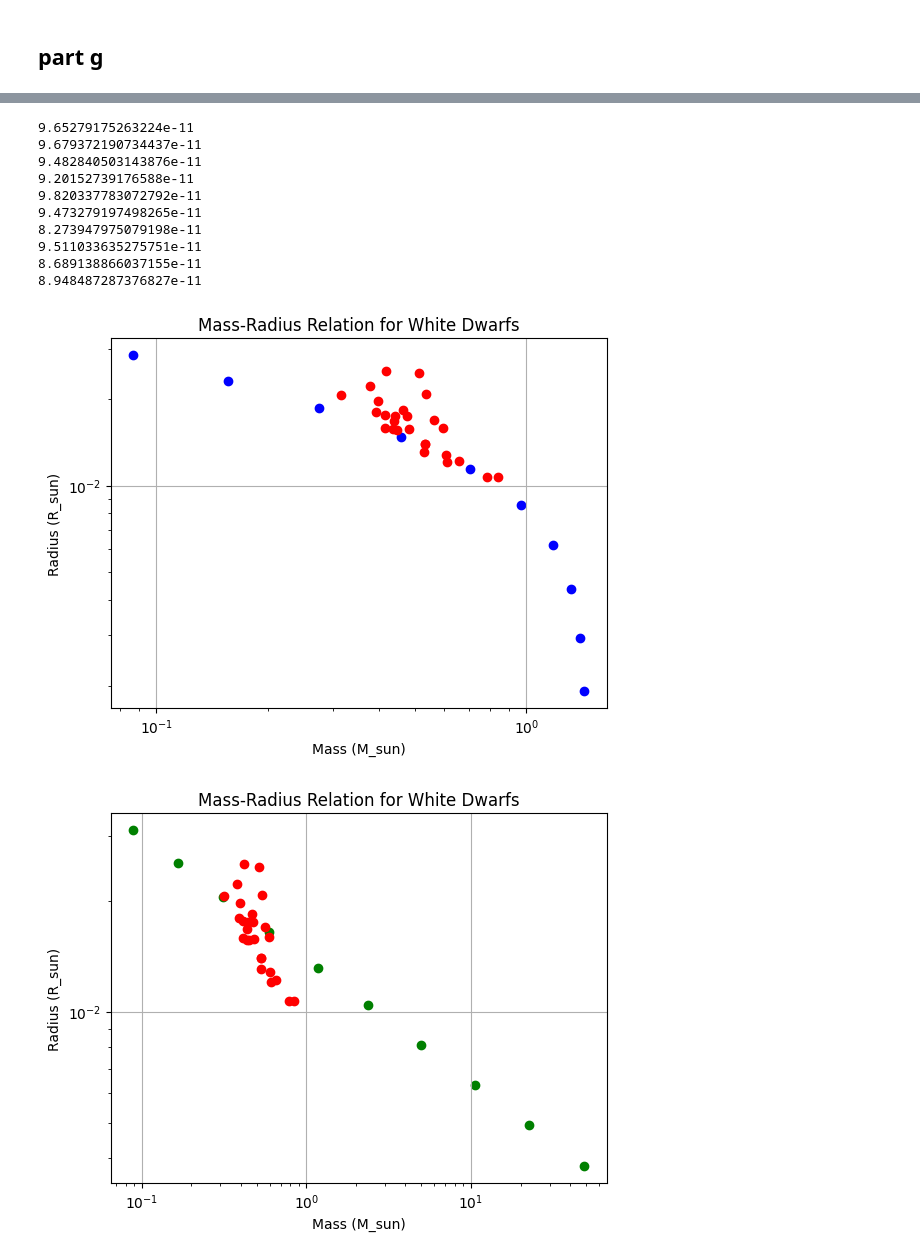
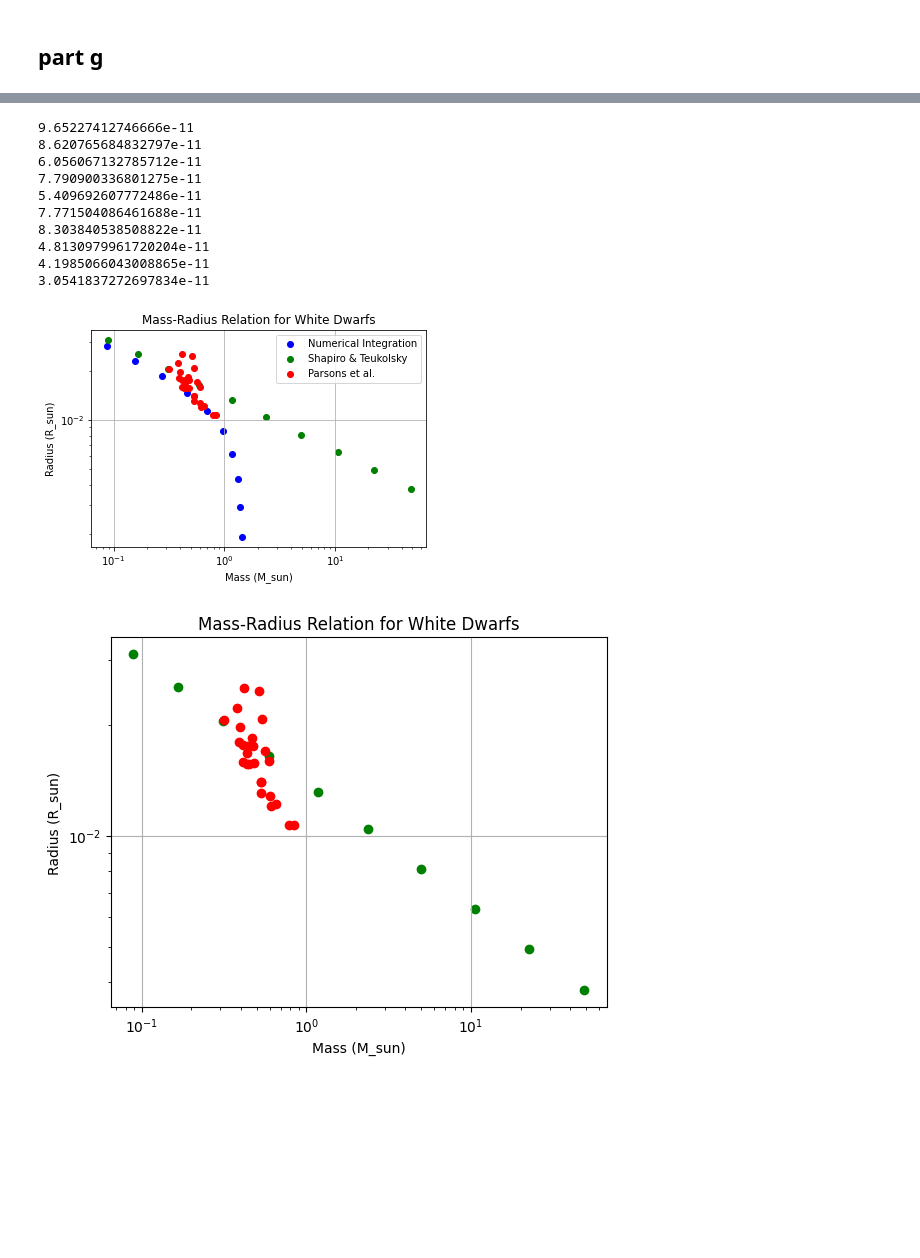
Before and after one commit to thomas-03/homework, a Jupyter notebook: 5460_HW1.ipynb, the cells around one changed output, grey strips where cells are left out. Cells and saved outputs as stored; diff of their text form; code cells hidden in the pictures; blank space fills up the shorter version.

```diff
--- a/5460_HW1.ipynb
+++ b/5460_HW1.ipynb
@@ -173,7 +173,7 @@ def rk4_step(r, m, P, h=0.5):
 # %% [markdown]
 ## part f
 # %%
-def integrate_star(r0,m0,P0, dr=10000):
+def integrate_star(r0,m0,P0, dr=50000):
     maxIterations=Rsun/dr+10
     i=0
     r = np.array([r0])
@@ -229,36 +229,52 @@ array([ 4.89496970e+16, -1.63493559e+16])
 # %%
 #for M0 in np.linspace(0.1,1.3,20):
 #    rho_c = Msun*M0/(Rearth**3)
 #    P0 = P_from_rho(rho_c) - 2/3*np.pi*G*(rho_c**2)*(Rearth**2)
 #    m0 = (4/3)*np.pi*(Rearth**3)*rho_c
 #    r,m,P = integrate_star(0.001, m0, P0)
 #   plt.scatter(m/Msun, r/Rsun, color='blue')
+plotR = np.array([])
+plotM = np.array([])
+plotP = np.array([])
 for P0 in np.logspace(20,28,10):
     rho_c = rho_from_P(P0)
     m0 = (4/3)*np.pi*((1e-6*Rsun)**3)*rho_c
     r,m,P = integrate_star((1e-6*Rsun), m0, P0)
-    plt.scatter(m[-1]/Msun, r[-1]/Rsun, color='blue')
+    plotR = np.append(plotR, r[-1]/Rsun)
+    plotM = np.append(plotM, m[-1]/Msun)
+    plotP = np.append(plotP, P0)
+    plt.scatter(m[-1]/Msun, r[-1]/Rsun, color='blue',label='Numerical Integration' if P0==plotP[0] else "")
     plt.xscale("log")
     plt.yscale("log")
+df = pd.DataFrame({"Central Pressure (dyne/cm^2)": plotP, "Mass (M_sun)": plotM, "Radius (R_sun)": plotR})
+df.to_csv("mass_radius_data.csv", index=False)
+rho_c = np.array([])
+for P0 in np.logspace(20,28,10):
+    rho_c = np.append(rho_c, rho_from_P(P0))
+rs = 1.22*1e9*((rho_c/1e6)**(-1/6))*(mu_e/2)**(-5/6)
+rs = rs/Rsun
+rm = 0.4964*(rho_c/1e6)**(1/2)*(mu_e/2)**(-5/2)
+plt.scatter(rm,rs,label='Shapiro & Teukolsky',color='green')
 parsonsM = [0.4756, 0.4164, 0.6579, 0.4817, 0.3780, 0.3160, 0.5618, 0.5354, 0.7816, 0.4475, 0.5340, 0.4406, 0.4656, 0.5290, 0.5964, 0.5140, 0.5338, 0.4146, 0.6050, 0.4150, 0.4393, 0.6098, 0.3916, 0.3977, 0.8400, 0.4356]
 parsonsR = [0.01749, 0.02521, 0.01221, 0.01578, 0.02224, 0.02066, 0.01700, 0.02080, 0.01068, 0.01568,0.01398, 0.01747, 0.01840, 0.01310, 0.01594, 0.02470, 0.01401, 0.01768, 0.01278, 0.01590, 0.01680, 0.01207,0.01800, 0.01975, 0.01070, 0.01570]
 plt.scatter(parsonsM,parsonsR,label='Parsons et al.',color='red')
 #plt.xscale("log")
 #plt.yscale("log")
 plt.xlabel("Mass (M_sun)")
 plt.ylabel("Radius (R_sun)")
 plt.title("Mass-Radius Relation for White Dwarfs")
+plt.legend()
 plt.grid()
 #try to investigate why for high masses it's not converging. do i just need to relax my tolerance?? or is it something else? (include a check for diverging)
 # %% [output]
-9.65279175263224e-11
-9.679372190734437e-11
-9.482840503143876e-11
-9.20152739176588e-11
-9.820337783072792e-11
-9.473279197498265e-11
-8.273947975079198e-11
-9.511033635275751e-11
-8.689138866037155e-11
-8.948487287376827e-11
+9.65227412746666e-11
+8.620765684832797e-11
+6.056067132785712e-11
+7.790900336801275e-11
+5.409692607772486e-11
+7.771504086461688e-11
+8.303840538508822e-11
+4.8130979961720204e-11
+4.1985066043008865e-11
+3.0541837272697834e-11
-[figure, old version]
+[figure, new version]
```
Also changed, not shown: parts of 8 cells of this notebook, 1 other file.
